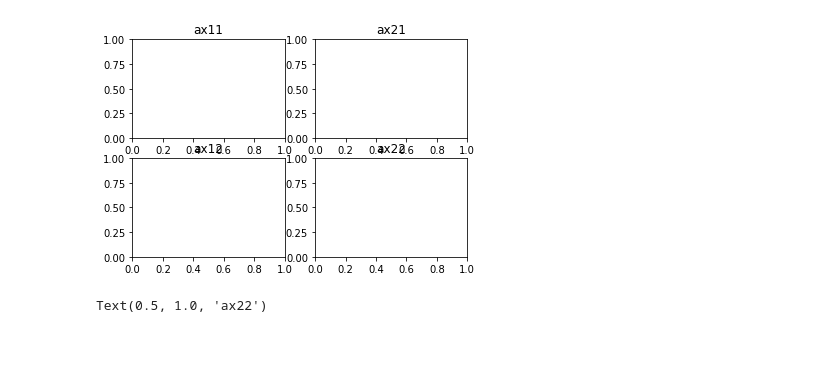
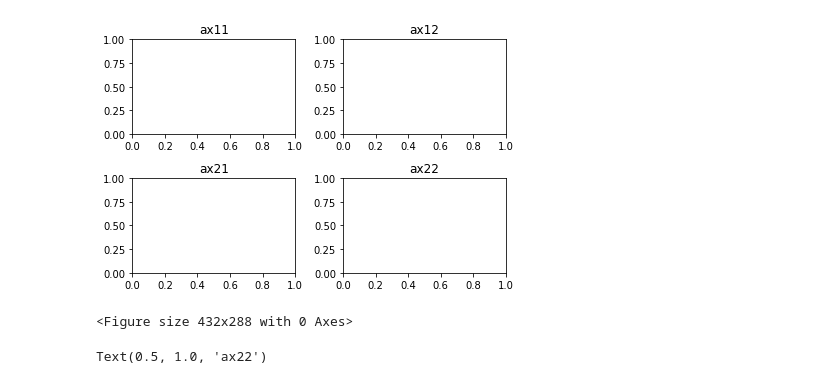
Before and after one commit to amueller/COMS4995-s20, a Jupyter notebook: slides/aml-02-matplotlib/aml-03-012517.ipynb, the cells around one changed output. Cells and saved outputs as stored; diff of their text form; code cells hidden in the pictures; blank space fills up the shorter version.

Commit message:
fix subplot naming

```diff
--- a/slides/aml-02-matplotlib/aml-03-012517.ipynb
+++ b/slides/aml-02-matplotlib/aml-03-012517.ipynb
@@ -3,16 +3,19 @@
 import matplotlib.pyplot as plt
 # %%
 ax11 = plt.subplot(2, 2, 1)
-ax21 = plt.subplot(2, 2, 2)
-ax12 = plt.subplot(2, 2, 3)
+ax12 = plt.subplot(2, 2, 2)
+ax21 = plt.subplot(2, 2, 3)
 ax22 = plt.subplot(2, 2, 4)
 
 ax11.set_title("ax11")
+ax12.set_title("ax12")
 ax21.set_title("ax21")
-ax12.set_title("ax12")
 ax22.set_title("ax22")
+plt.tight_layout()
 plt.show()
+plt.savefig("images/subplots2.png")
 # %% [output]
-[figure, old version]
+[figure, new version]
+<Figure size 432x288 with 0 Axes>
 # %%
 fig, axes = plt.subplots(2, 2)
```
Also changed, not shown: parts of 3 cells of this notebook, 3 other files.
